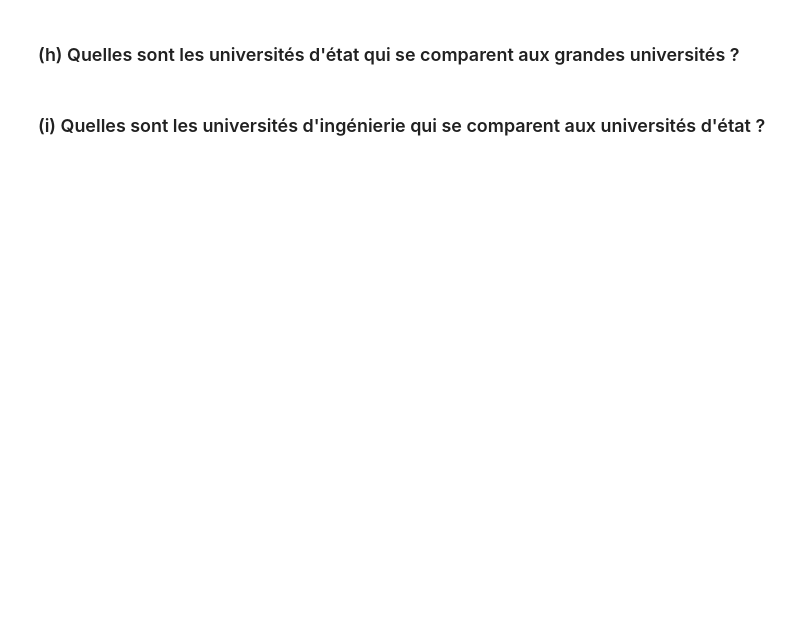
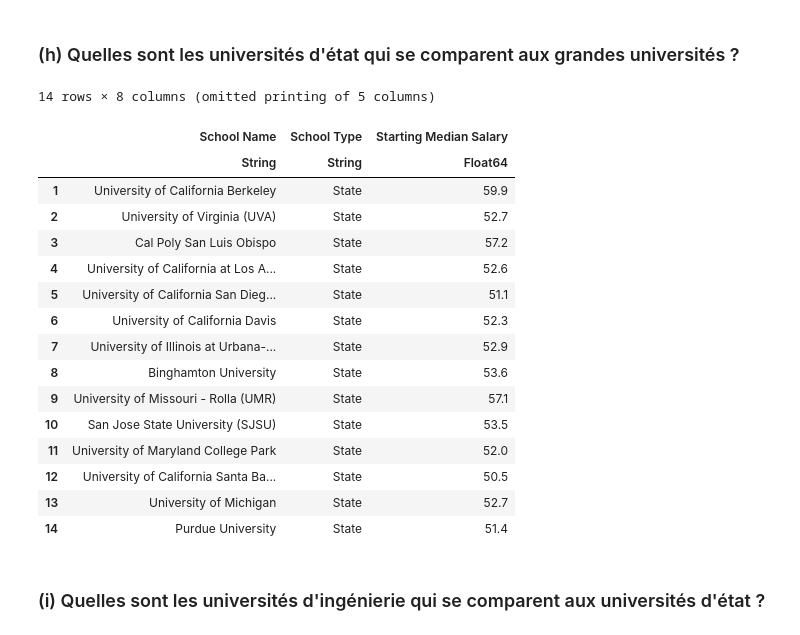
Before and after one commit to Hamdimansour/MTH3302, a Jupyter notebook: TD7/TD7.ipynb, the cells around one changed output. Drawn from its saved outputs; the diff is of its cells as text; code cells hidden in the pictures; blank space fills up the shorter version.

```diff
--- a/TD7/TD7.ipynb
+++ b/TD7/TD7.ipynb
@@ -87,5 +81,5 @@ L'algorithme EM pour un mélange de deux lois normales est fourni dans le fichie
 - `probs(fd::MixtureModel)` : retourne le vecteur des poids de chacune des composantes ;
 - `component(fd::MixtureModel, k)` : retourne un objet de type *Distribution* correspondant à la composante k.
 # %%
-fd = GMMemfit(Vector{<:Real}(data[!:3]))
+fd1 = GMMemfit(data[:,3])
 # %% [output]
@@ -96,11 +90,15 @@ Closest candidates are:
 # %%
 # Permutation des composantes pour que la deuxième composante possède la plus grande moyenne
+f₀= component(fd1, 1)
+f₁ = component(fd1, 2)
+ω = probs(fd1)[2]
 
-if mean(component(fd, 2)) < mean(component(fd, 1))
-    f₀ = component(fd, 2)
-    f₁ = component(fd, 1)
-    ω = probs(fd)[1]
+if mean(component(fd1, 2)) < mean(component(fd1, 1))
+    f₀ = component(fd1, 2)
+    f₁ = component(fd1, 1)
+    ω = probs(fd1)[1]
 
-    fd = GMM(ω, mean(f₀), std(f₀), mean(f₁), std(f₁))
+    fd1 = GMM(ω, mean(f₀), std(f₀), mean(f₁), std(f₁))
 end
+f₁
 # %% [output]
@@ -119,2 +124,6 @@ x = 30:.1:70
 # %% [markdown]
 ### (e) Estimez pour chacun des salaires médians la probabilité qu'il provienne de la composante de plus grande moyenne
+# %%
+y = data[:,3]
+lp = log(ω) .+ logpdf.(f₁,y) - logpdf.(fd1,y)
+p = exp.(lp)
@@ -129,4 +181,25 @@ Supposez que les observations pour lesquelles p>1/2 proviennent de la composante
 # %% [markdown]
 ### (h) Quelles sont les universités d'état qui se comparent aux grandes universités ?
+# %%
+ind = p .> .5
+(data[ind,:])[data[ind,2].=="State",:]
+# %% [output]
+14 rows × 8 columns (omitted printing of 5 columns)
+|  | School Name | School Type | Starting Median Salary |
+|  | String | String | Float64 |
+| 1 | University of California Berkeley | State | 59.9 |
+| 2 | University of Virginia (UVA) | State | 52.7 |
+| 3 | Cal Poly San Luis Obispo | State | 57.2 |
+| 4 | University of California at Los A... | State | 52.6 |
+| 5 | University of California San Dieg... | State | 51.1 |
+| 6 | University of California Davis | State | 52.3 |
+| 7 | University of Illinois at Urbana-... | State | 52.9 |
+| 8 | Binghamton University | State | 53.6 |
+| 9 | University of Missouri - Rolla (UMR) | State | 57.1 |
+| 10 | San Jose State University (SJSU) | State | 53.5 |
+| 11 | University of Maryland College Park | State | 52.0 |
+| 12 | University of California Santa Ba... | State | 50.5 |
+| 13 | University of Michigan | State | 52.7 |
+| 14 | Purdue University | State | 51.4 |
 # %% [markdown]
 ### (i) Quelles sont les universités d'ingénierie qui se comparent aux universités d'état ?
```
Also changed, not shown: parts of 16 cells of this notebook, 1 other file.
